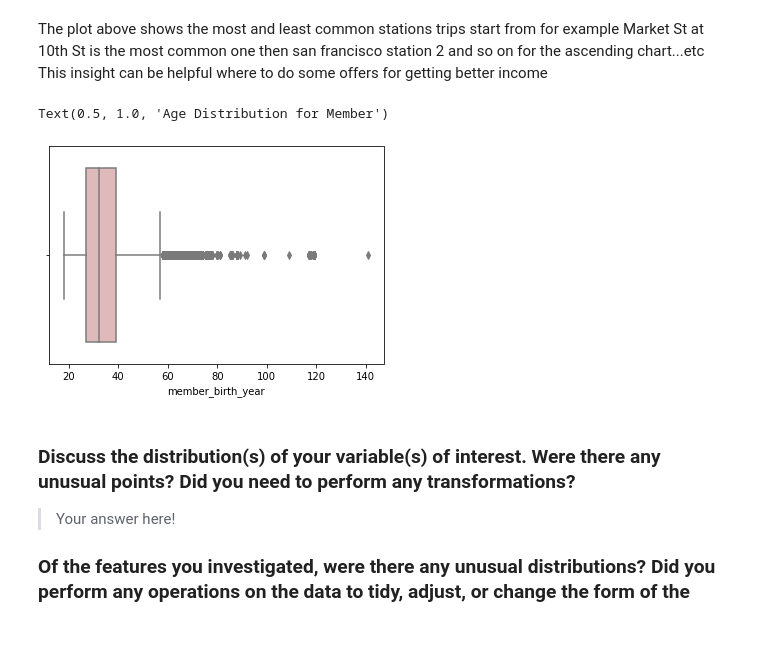
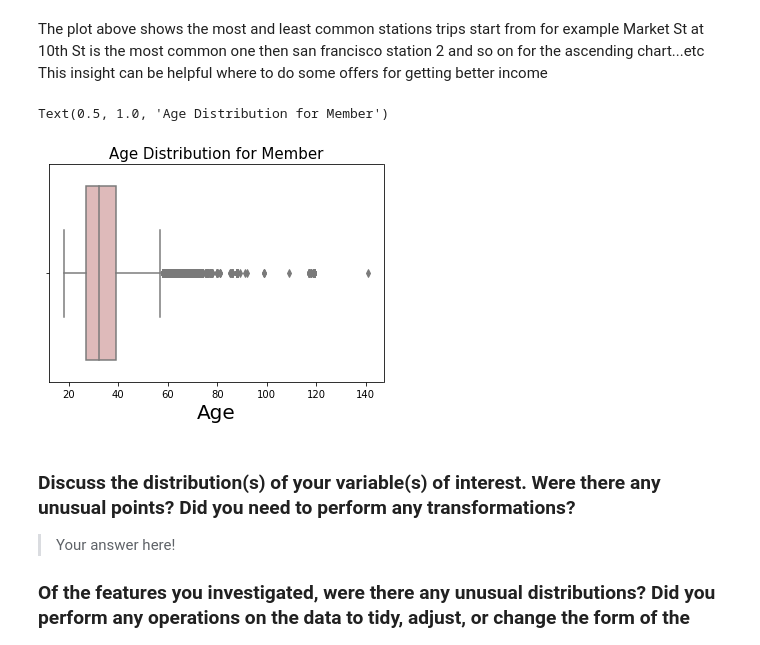
Before and after one commit to hagerElsehaimy/communicate-data-findings-FordGoBike, a Jupyter notebook: exploration_template.ipynb, the cells around one changed output. Cells and saved outputs as stored; diff of their text form; code cells hidden in the pictures.

```diff
--- a/exploration_template.ipynb
+++ b/exploration_template.ipynb
@@ -442,11 +434,11 @@ Name: start_station_name, Length: 329, dtype: int64
 The plot above shows the most and least common stations trips start from for example Market St at 10th St is the most common one then san francisco station 2 and so on for the ascending chart...etc This insight can be helpful where to do some offers for getting better income
 # %%
 age = sb.boxplot(x=2019-new_df.member_birth_year, color='#E4B4B4')
-ax.set_xlabel('Age', fontsize=10)
-ax.set_title("Age Distribution for Member", fontsize=15)
+age.set_xlabel('Age', fontsize=20)
+age.set_title("Age Distribution for Member", fontsize=15)
 # %% [output]
 Text(0.5, 1.0, 'Age Distribution for Member')
-[figure, old version]
+[figure, new version]
 # %% [markdown]
 ### Discuss the distribution(s) of your variable(s) of interest. Were there any unusual points? Did you need to perform any transformations?
 
```
Also changed, not shown: parts of 3 cells of this notebook.
